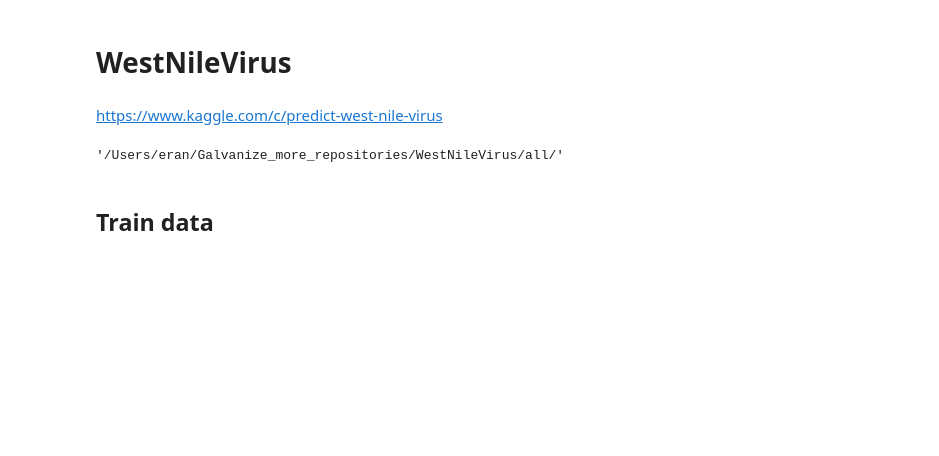
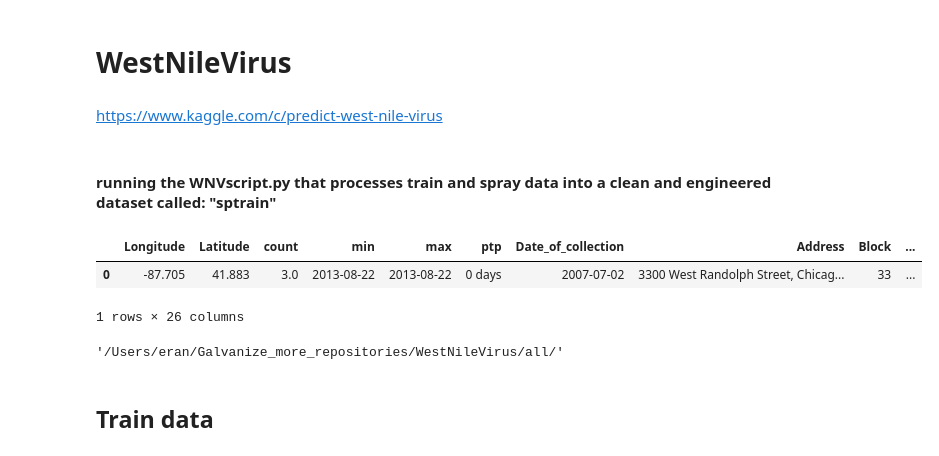
Before and after one commit to Erolino/WestNileVirus_Detection, a Jupyter notebook: WestNileVirus_Detection.ipynb, the cells around one changed output. Saved outputs shown, nothing was run; the diff lists cells and outputs as text; code cells hidden in the pictures; blank space fills up the shorter version.

```diff
--- a/WestNileVirus_Detection.ipynb
+++ b/WestNileVirus_Detection.ipynb
@@ -2,3 +2,5 @@
 # WestNileVirus
 # %% [markdown]
 https://www.kaggle.com/c/predict-west-nile-virus
+# %% [markdown]
+#### running the WNVscript.py that processes train and spray data into a clean and engineered dataset called: "sptrain"
@@ -5,3 +11,9 @@ https://www.kaggle.com/c/predict-west-nile-virus
+# %%
+sptrain.head(1)
+# %% [output]
+|  | Longitude | Latitude | count | min | max | ptp | Date_of_collection | Address | Block | ... |
+| 0 | -87.705 | 41.883 | 3.0 | 2013-08-22 | 2013-08-22 | 0 days | 2007-07-02 | 3300 West Randolph Street, Chicag... | 33 | ... |
+1 rows × 26 columns
 # %%
 import numpy as np
 import pandas as pd
```
Also changed, not shown: parts of 2 cells of this notebook, 1 other file.
